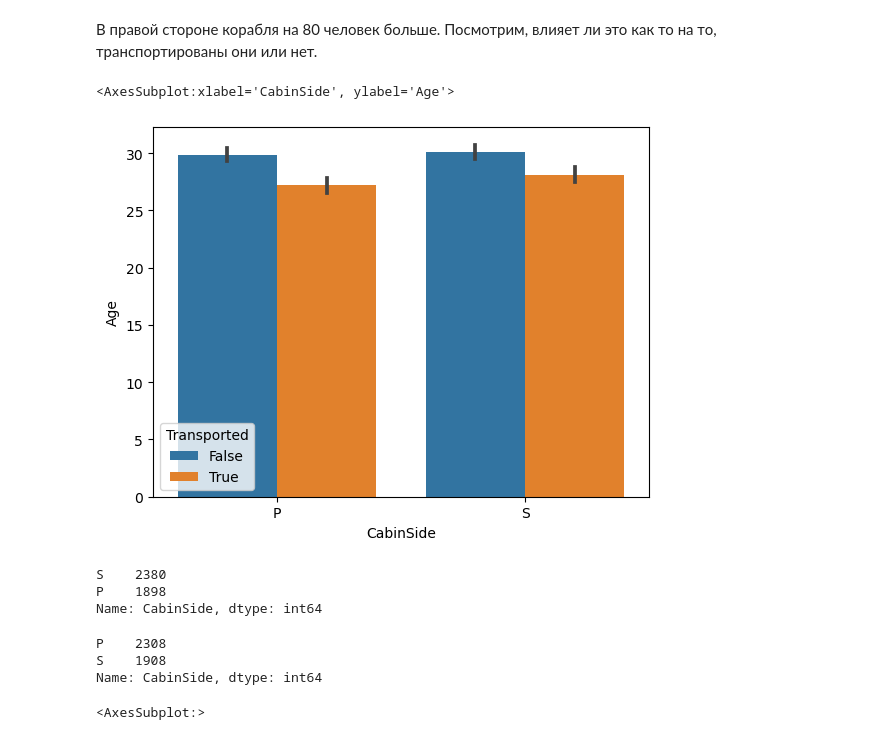
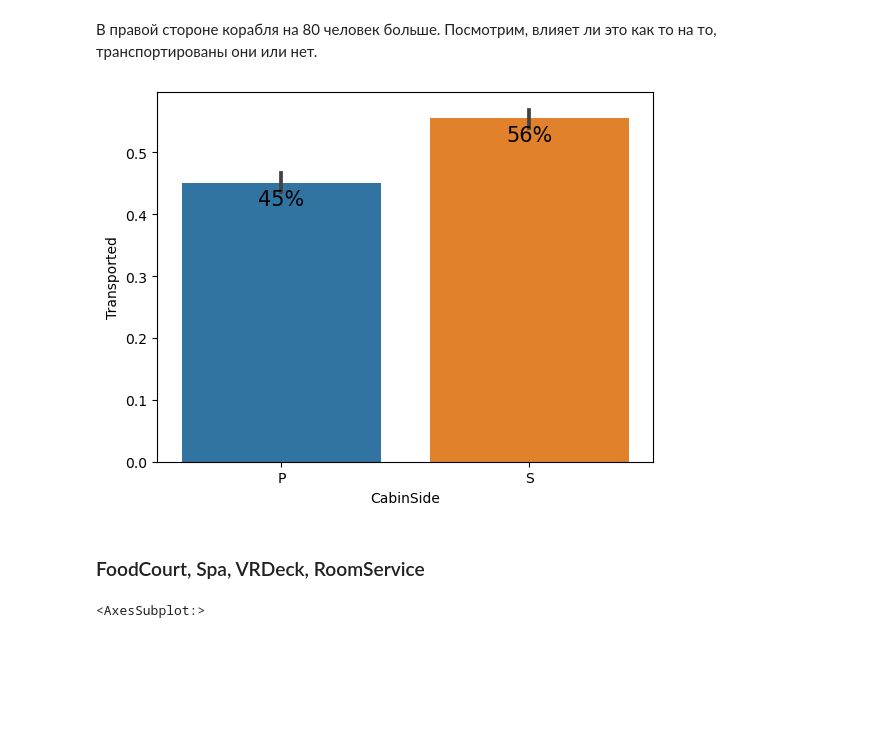
Before and after one commit to siznuumy/StudyProjects, a Jupyter notebook: spaceship-titanic-practice.ipynb, the cells around one changed output. Drawn from its saved outputs; the diff is of its cells as text; code cells hidden in the pictures; blank space fills up the shorter version.

```diff
--- a/spaceship-titanic-practice.ipynb
+++ b/spaceship-titanic-practice.ipynb
@@ -300,23 +336,19 @@ P    4206
 Name: CabinSide, dtype: int64
 # %% [markdown]
 В правой стороне корабля на 80 человек больше. Посмотрим, влияет ли это как то на то, транспортированы они или нет.
-# %%
-sns.barplot(data=train_data, x='CabinSide', y='Age', hue='Transported')
-# %% [output]
-<AxesSubplot:xlabel='CabinSide', ylabel='Age'>
-[figure, removed]
-# %%
-train_data[train_data.Transported == True].CabinSide.value_counts()
-# %% [output]
-S    2380
-P    1898
-Name: CabinSide, dtype: int64
-# %%
-train_data[train_data.Transported == False].CabinSide.value_counts()
-# %% [output]
-P    2308
-S    1908
-Name: CabinSide, dtype: int64
+# %%
+fig = sns.barplot(data=train_data, x='CabinSide', y='Transported');
+for bar in fig.patches:
+    fig.annotate(format(bar.get_height(), '.0%'),
+                   (bar.get_x() + bar.get_width() / 2., bar.get_height()),
+                   ha = 'center', va = 'center',
+                   size=15,
+                   xytext = (0, -12),
+                   textcoords = 'offset points')
+# %% [output]
+[figure, added]
+# %% [markdown]
+### FoodCourt, Spa, VRDeck, RoomService
 # %%
 sns.heatmap(train_data.corr(), annot=True)
 # %% [output]
```
Also changed, not shown: parts of 26 cells of this notebook.
